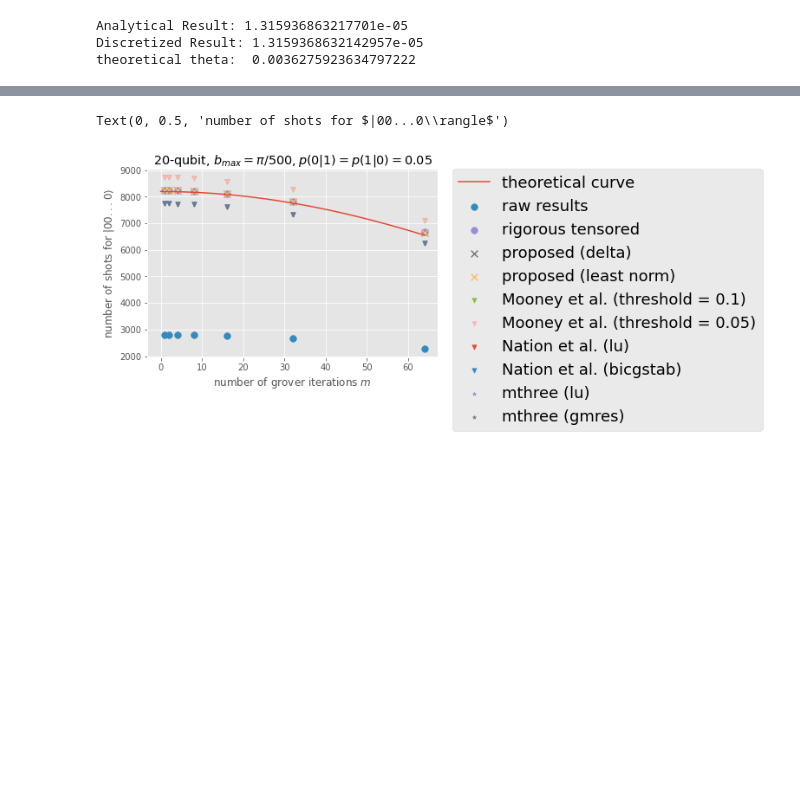
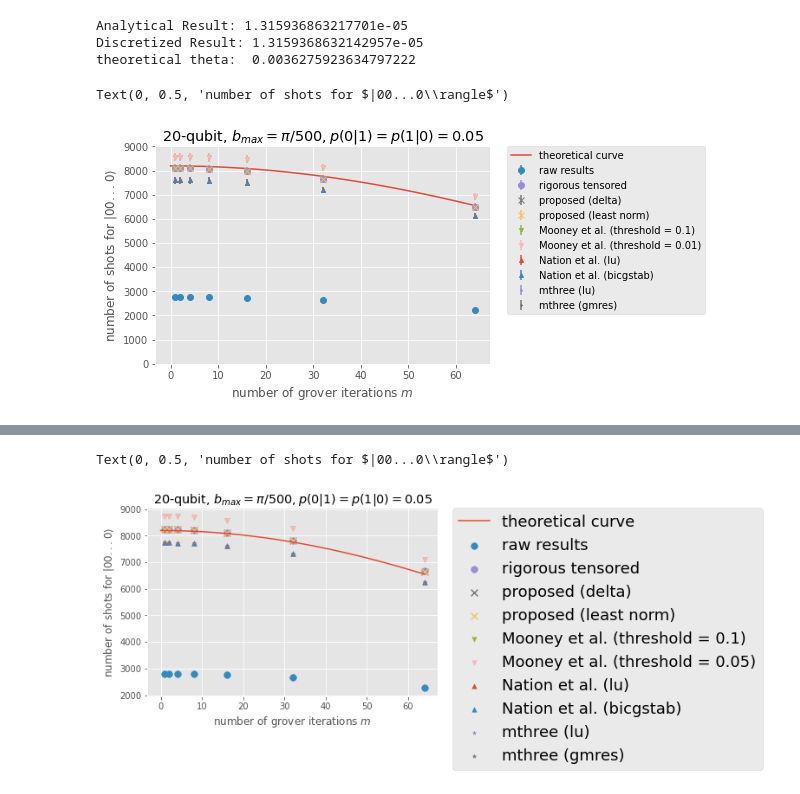
Before and after one commit to BOBO1997/master_thesis, a Jupyter notebook: test_libs_qrem/modified_grover/n20_piover500/p005_q005/analysis.ipynb, the cells around one changed output, grey strips where cells are left out. Drawn from its saved outputs; the diff is of its cells as text; code cells hidden in the pictures; blank space fills up the shorter version.

```diff
--- a/test_libs_qrem/modified_grover/n20_piover500/p005_q005/analysis.ipynb
+++ b/test_libs_qrem/modified_grover/n20_piover500/p005_q005/analysis.ipynb
@@ -87,3 +87,47 @@ with open("pkls/mthree_lu_hit_list_list.pkl", "rb") as f:
     mthree_lu_hit_list_list = pickle.load(f)
 with open("pkls/mthree_gmres_hit_list_list.pkl", "rb") as f:
     mthree_gmres_hit_list_list = pickle.load(f)
+# %%
+mean_raw_hit_list = np.mean(np.asarray(raw_hit_list_list), axis=0)
+stddev_raw_hit_list = np.std(np.asarray(raw_hit_list_list), axis=0)
+mean_ignis_hit_list = np.mean(np.asarray(ignis_hit_list_list), axis=0)
+stddev_ignis_hit_list = np.std(np.asarray(ignis_hit_list_list), axis=0)
+mean_delta_hit_list = np.mean(np.asarray(delta_hit_list_list), axis=0)
+stddev_delta_hit_list = np.std(np.asarray(delta_hit_list_list), axis=0)
+mean_lnp_hit_list = np.mean(np.asarray(lnp_hit_list_list), axis=0)
+stddev_lnp_hit_list = np.std(np.asarray(lnp_hit_list_list), axis=0)
+mean_mooney01_hit_list = np.mean(np.asarray(mooney01_hit_list_list), axis=0)
+stddev_mooney01_hit_list = np.std(np.asarray(mooney01_hit_list_list), axis=0)
+mean_mooney001_hit_list = np.mean(np.asarray(mooney001_hit_list_list), axis=0)
+stddev_mooney001_hit_list = np.std(np.asarray(mooney001_hit_list_list), axis=0)
+mean_nation_lu_hit_list = np.mean(np.asarray(nation_lu_hit_list_list), axis=0)
+stddev_nation_lu_hit_list = np.std(np.asarray(nation_lu_hit_list_list), axis=0)
+mean_nation_bicgstab_hit_list = np.mean(np.asarray(nation_bicgstab_hit_list_list), axis=0)
+stddev_nation_bicgstab_hit_list = np.std(np.asarray(nation_bicgstab_hit_list_list), axis=0)
+mean_mthree_lu_hit_list = np.mean(np.asarray(mthree_lu_hit_list_list) * shots, axis=0)
+stddev_mthree_lu_hit_list = np.std(np.asarray(mthree_lu_hit_list_list) * shots, axis=0)
+mean_mthree_gmres_hit_list = np.mean(np.asarray(mthree_gmres_hit_list_list) * shots, axis=0)
+stddev_mthree_gmres_hit_list = np.std(np.asarray(mthree_gmres_hit_list_list) * shots, axis=0)
+# %%
+divide = 100
+plt.plot(np.linspace(0,number_grover_list[-1], divide),
+         shots * np.cos(2 * np.linspace(0,number_grover_list[-1], divide) * np.arcsin(np.sqrt(discretizedResult))) ** 2,
+         label="theoretical curve", color="C0")
+plt.errorbar(number_grover_list, mean_raw_hit_list, stddev_raw_hit_list, linestyle='None', marker="o", label="raw results", color="C1", markersize=6)
+plt.errorbar(number_grover_list, mean_ignis_hit_list, stddev_ignis_hit_list, linestyle='None', marker="o", label="rigorous tensored", color="C2", markersize=6)
+plt.errorbar(number_grover_list, mean_delta_hit_list, stddev_delta_hit_list, linestyle='None',  marker="x", label="proposed (delta)", color="C3", markersize=6)
+plt.errorbar(number_grover_list, mean_lnp_hit_list, stddev_lnp_hit_list, linestyle='None',  marker="x", label="proposed (least norm)", color="C4", markersize=6)
+plt.errorbar(number_grover_list, mean_mooney01_hit_list, stddev_mooney01_hit_list, linestyle='None',  marker="v", label="Mooney et al. (threshold = 0.1)", color="C5", markersize=4)
+plt.errorbar(number_grover_list, mean_mooney001_hit_list, stddev_mooney001_hit_list, linestyle='None', marker="v", label="Mooney et al. (threshold = 0.01)", color="C6", markersize=4)
+plt.errorbar(number_grover_list, mean_nation_lu_hit_list, stddev_nation_lu_hit_list, linestyle='None', marker="^", label="Nation et al. (lu)", color="C7", markersize=4)
+plt.errorbar(number_grover_list, mean_nation_bicgstab_hit_list, stddev_nation_bicgstab_hit_list, linestyle='None', marker="^", label="Nation et al. (bicgstab)", color="C8", markersize=4)
+plt.errorbar(number_grover_list, mean_mthree_lu_hit_list, stddev_mthree_lu_hit_list, linestyle='None', marker="*", label="mthree (lu)", color="C9", markersize=2)
+plt.errorbar(number_grover_list, mean_mthree_gmres_hit_list, stddev_mthree_gmres_hit_list, linestyle='None', marker="*", label="mthree (gmres)", color="C10", markersize=2)
+plt.legend(bbox_to_anchor=(1.05, 1), loc='upper left', borderaxespad=0)
+plt.ylim(0, 9000)
+plt.title(r"20-qubit, $b_{max}=\pi/500, p(0|1)=p(1|0)=0.05$")
+plt.xlabel(r"number of grover iterations $m$")
+plt.ylabel(r"number of shots for $|00...0\rangle$")
+# %% [output]
+Text(0, 0.5, 'number of shots for $|00...0\\rangle$')
+[figure, added]
```
Also changed, not shown: parts of 3 cells of this notebook, 6 other files.
